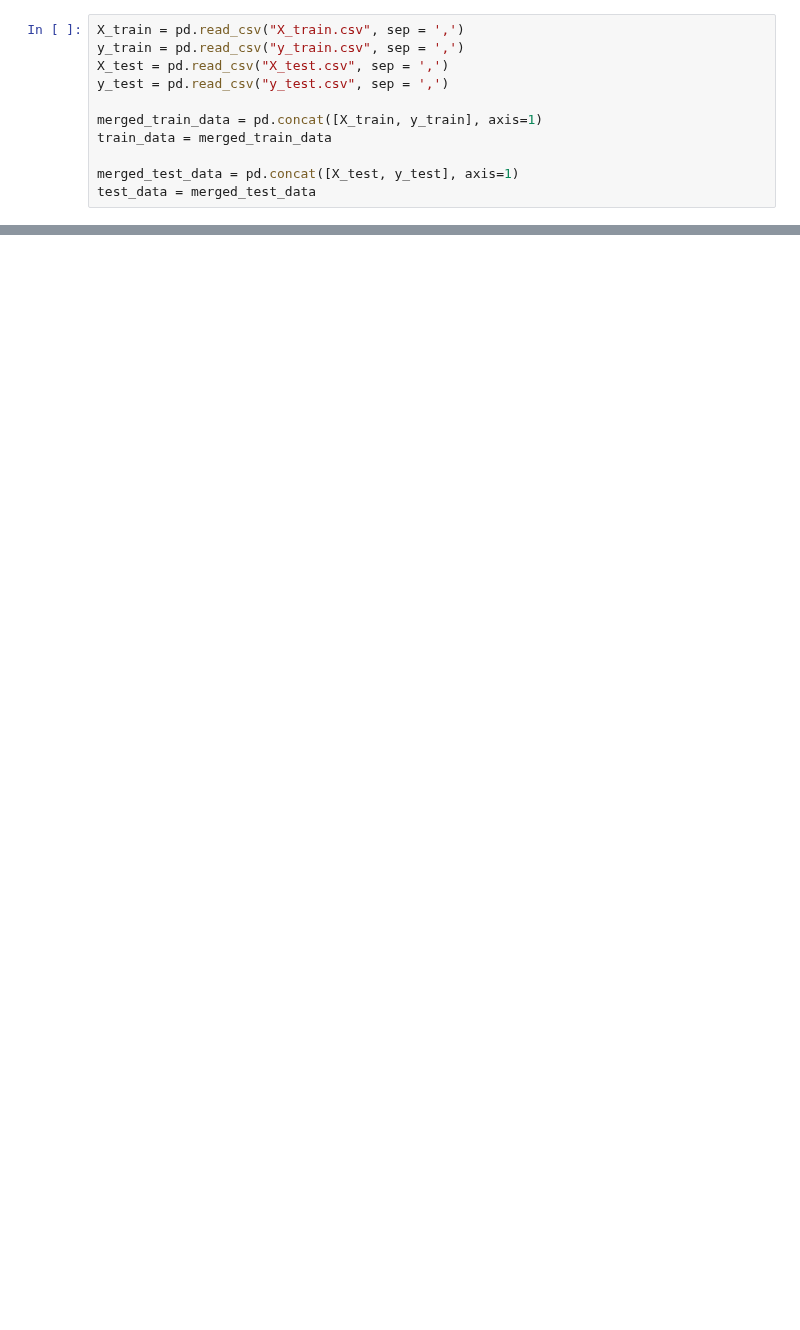
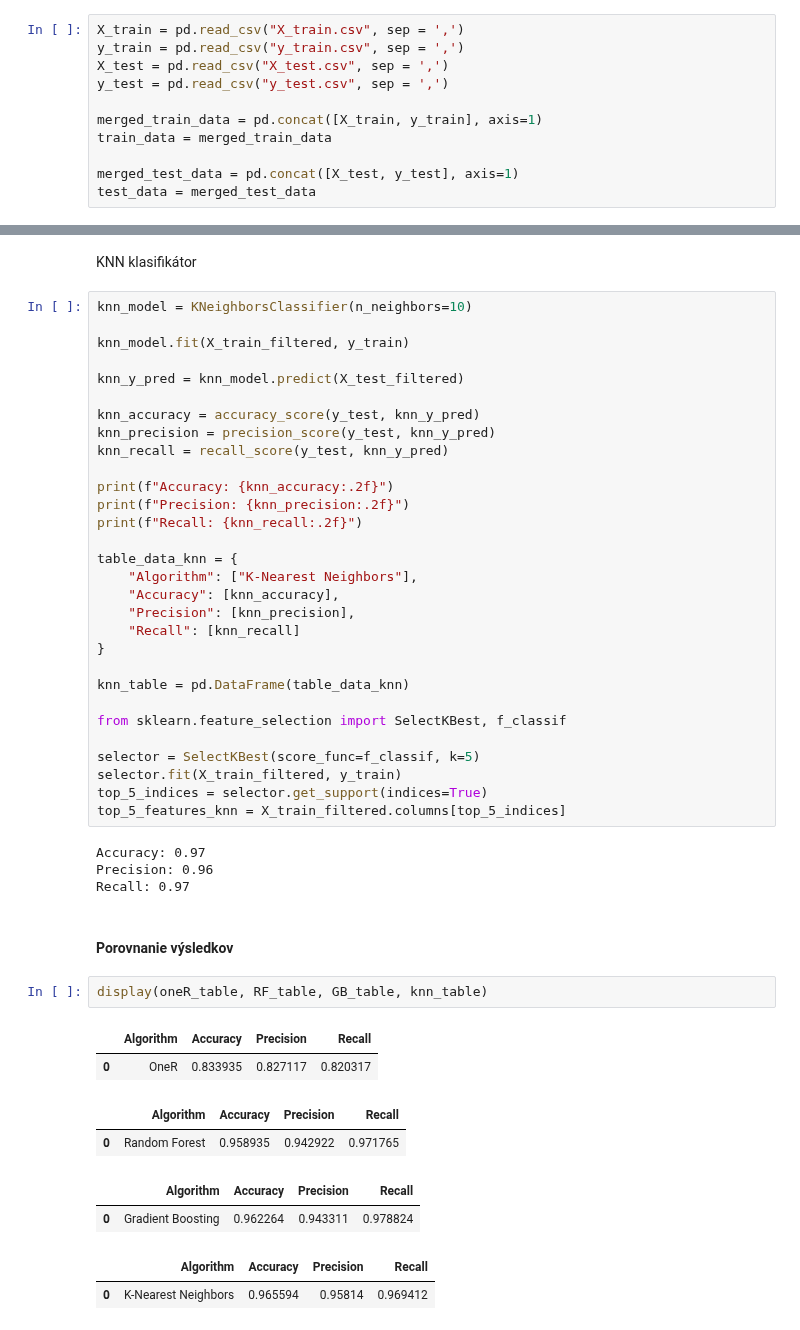
Before and after one commit to Brunokristi/Project_IAU, a Jupyter notebook: Phase_3.ipynb, the cells around one changed output, grey strips where cells are left out. Drawn from its saved outputs; the diff is of its cells as text; blank space fills up the shorter version.

```diff
--- a/Phase_3.ipynb
+++ b/Phase_3.ipynb
@@ -216,0 +272,49 @@ plt.show()
+# %% [markdown]
+KNN klasifikátor
+# %%
+knn_model = KNeighborsClassifier(n_neighbors=10)
+
+knn_model.fit(X_train_filtered, y_train)
+
+knn_y_pred = knn_model.predict(X_test_filtered)
+
+knn_accuracy = accuracy_score(y_test, knn_y_pred)
+knn_precision = precision_score(y_test, knn_y_pred)
+knn_recall = recall_score(y_test, knn_y_pred)
+
+print(f"Accuracy: {knn_accuracy:.2f}")
+print(f"Precision: {knn_precision:.2f}")
+print(f"Recall: {knn_recall:.2f}")
+
+table_data_knn = {
+    "Algorithm": ["K-Nearest Neighbors"],
+    "Accuracy": [knn_accuracy],
+    "Precision": [knn_precision],
+    "Recall": [knn_recall]
+}
+
+knn_table = pd.DataFrame(table_data_knn)
+
+from sklearn.feature_selection import SelectKBest, f_classif
+
+selector = SelectKBest(score_func=f_classif, k=5)
+selector.fit(X_train_filtered, y_train)
+top_5_indices = selector.get_support(indices=True)
+top_5_features_knn = X_train_filtered.columns[top_5_indices]
+# %% [output]
+Accuracy: 0.97
+Precision: 0.96
+Recall: 0.97
+# %% [markdown]
+#### Porovnanie výsledkov
+# %%
+display(oneR_table, RF_table, GB_table, knn_table)
+# %% [output]
+|  | Algorithm | Accuracy | Precision | Recall |
+| 0 | OneR | 0.833935 | 0.827117 | 0.820317 |
+|  | Algorithm | Accuracy | Precision | Recall |
+| 0 | Random Forest | 0.958935 | 0.942922 | 0.971765 |
+|  | Algorithm | Accuracy | Precision | Recall |
+| 0 | Gradient Boosting | 0.962264 | 0.943311 | 0.978824 |
+|  | Algorithm | Accuracy | Precision | Recall |
+| 0 | K-Nearest Neighbors | 0.965594 | 0.95814 | 0.969412 |
```
Also changed, not shown: parts of 47 cells of this notebook.
